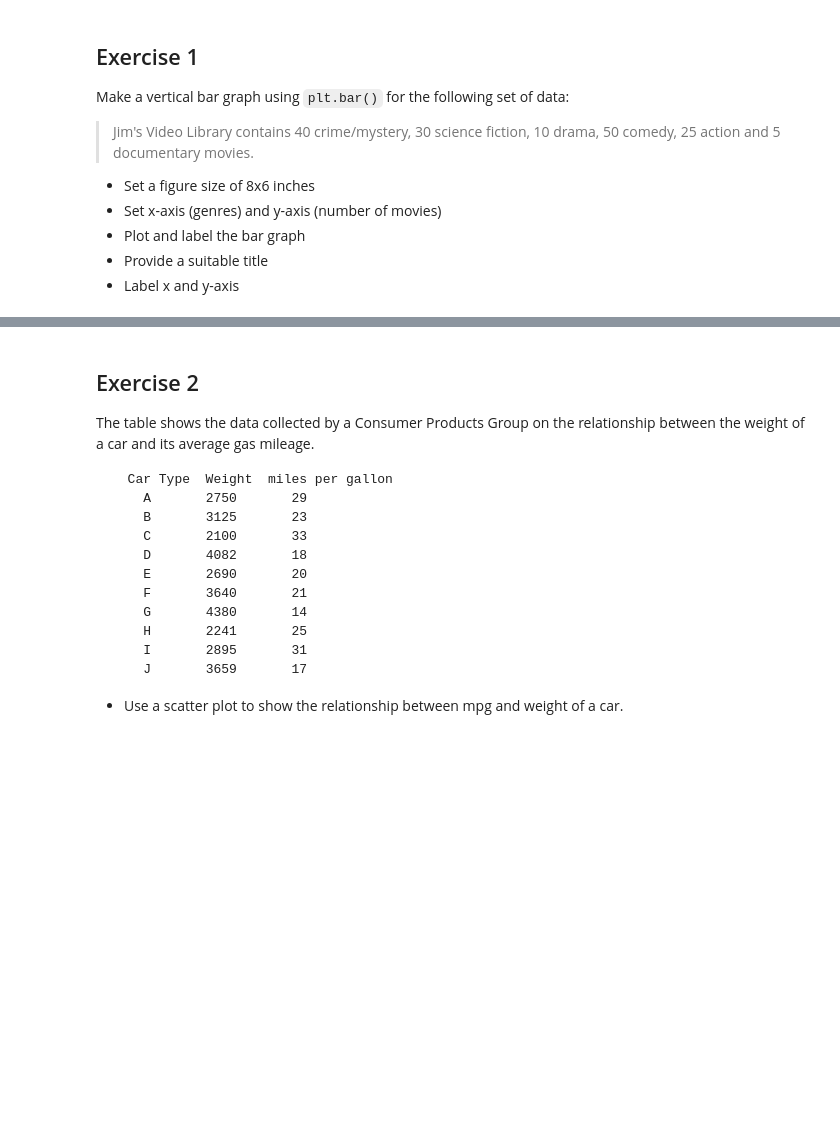
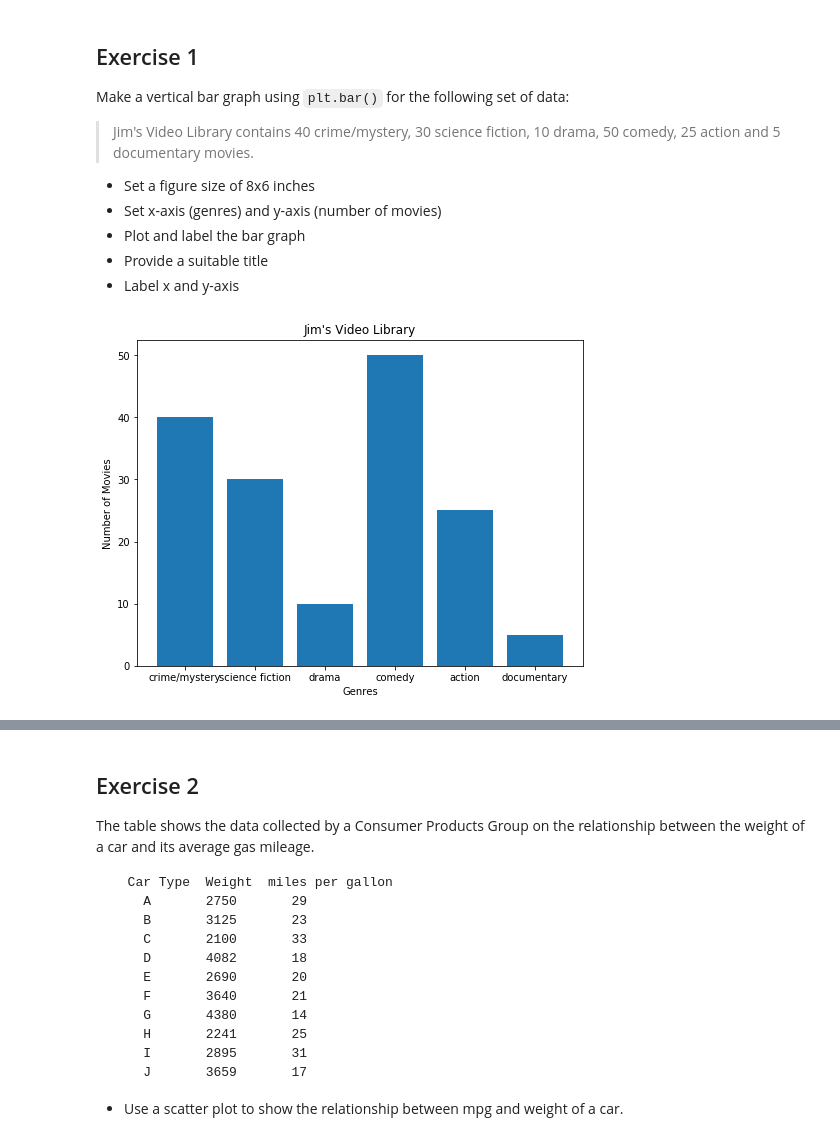
Before and after one commit to Laura-ShummonMaass/dsc-0-01-22-visualizing-data-lab-seattle-ds-career-040119, a Jupyter notebook: index.ipynb, the cells around one changed output, grey strips where cells are left out. Saved outputs shown, nothing was run; the diff lists cells and outputs as text; code cells hidden in the pictures; blank space fills up the shorter version.

```diff
--- a/index.ipynb
+++ b/index.ipynb
@@ -23,28 +23,30 @@ Make a vertical bar graph using `plt.bar()` for the following set of data:
 # %%
 # import the required libraries
 import numpy as np
 import matplotlib.pyplot as plt
 
 y = [40, 30, 10, 50, 25, 5]
 x = np.arange(len(y))
 labels = ['crime/mystery', 'science fiction', 'drama', 'comedy', 'action', 'documentary']
 
 
 plt.figure(figsize=(8,6))
 plt.bar(x, y)
 
 plt.ylabel('Number of Movies')
 plt.xlabel('Genres')
 
 plt.title("Jim's Video Library")
 plt.xticks(x, labels)
 
 
 plt.show()
+plt
 
 # Plot vertical bars of fixed width by passing x and y values to .bar() function
 
 # Give a title to the bar graph
 
 # Output the final plot
 # %% [output]
+[figure, added]
```
Also changed, not shown: parts of 1 cell of this notebook.
